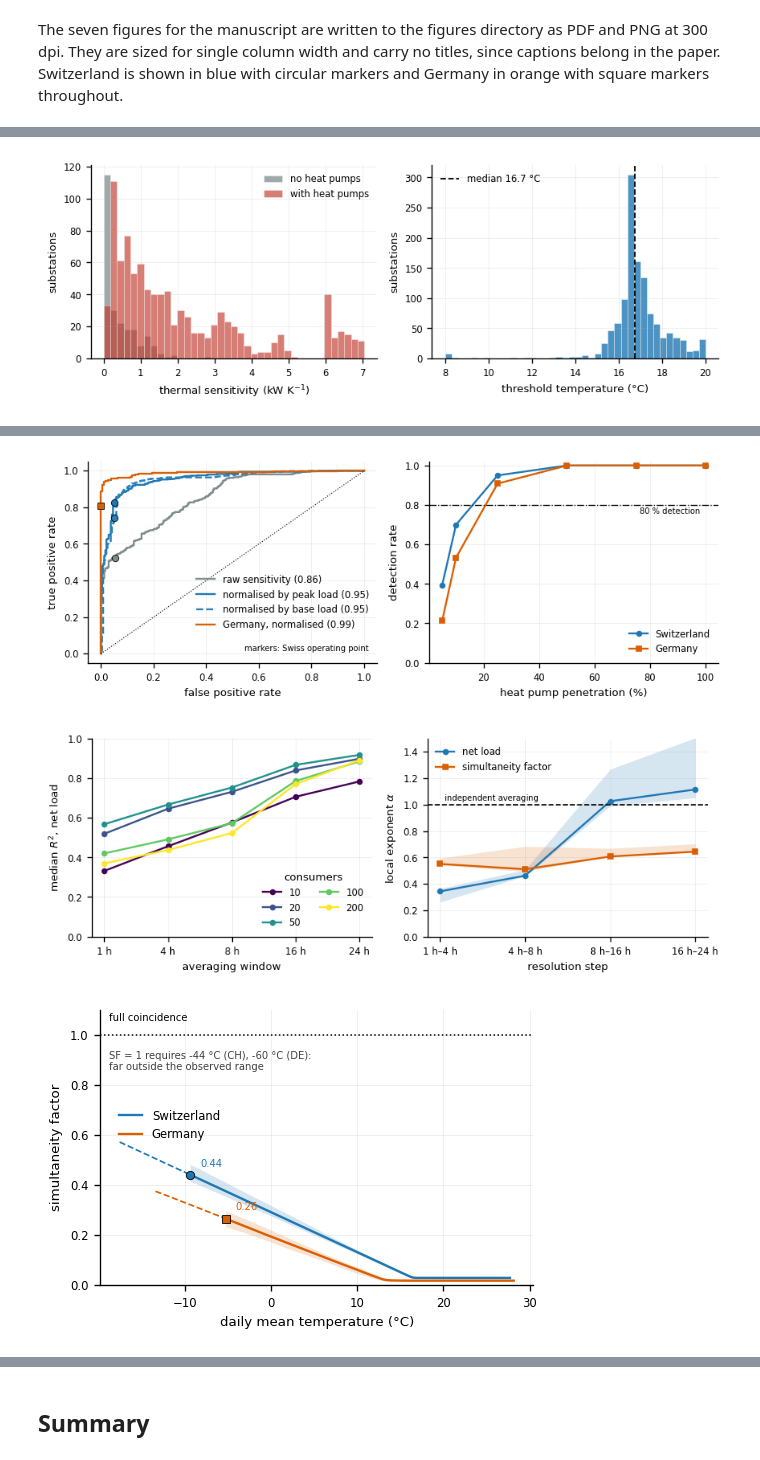
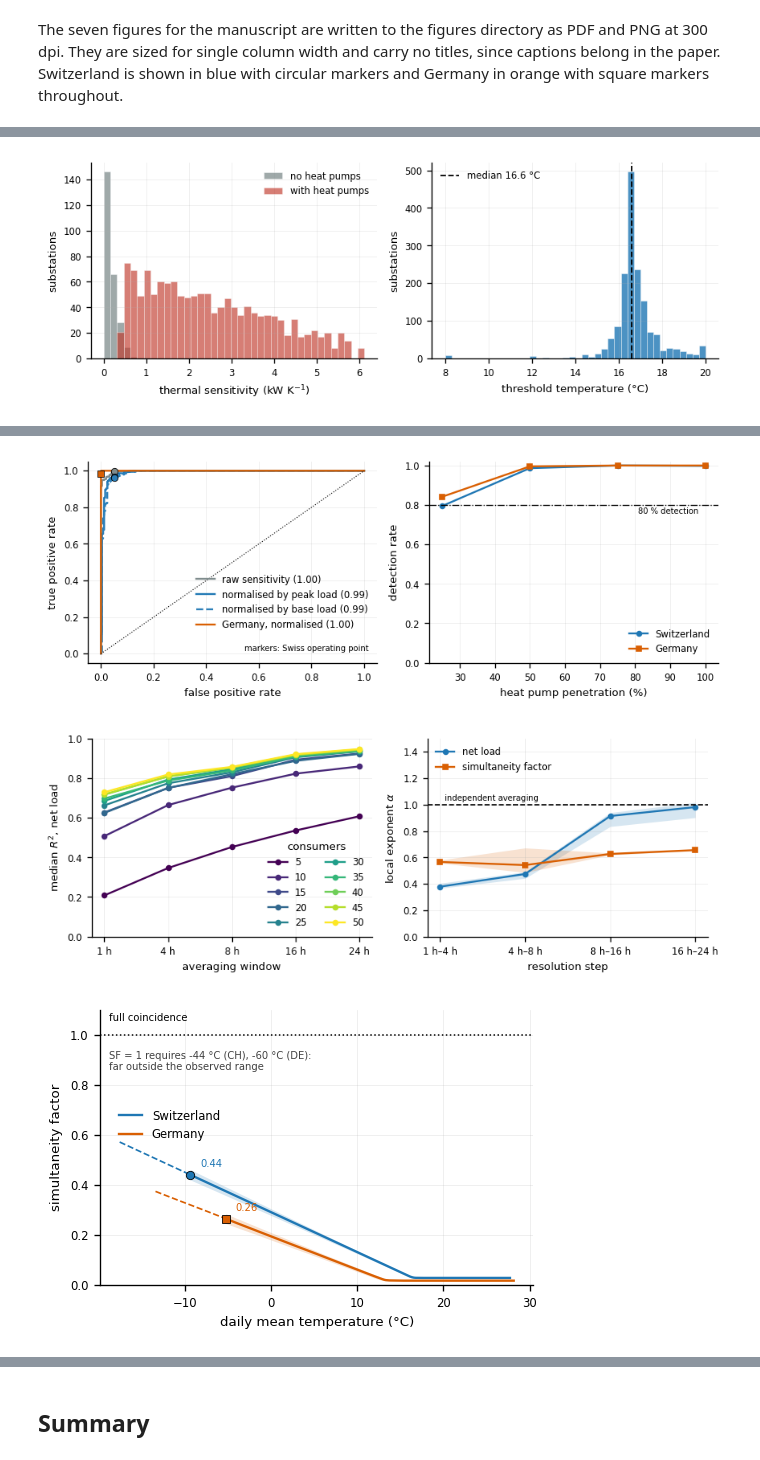
Before and after one commit to agouveia-kul/hp-sensitivity-paper, a Jupyter notebook: HeatPump_Hypotheses.ipynb, the cells around one changed output, grey strips where cells are left out. Drawn from its saved outputs; the diff is of its cells as text; code cells hidden in the pictures.

Commit message:
Run every analysis on the triangular design; wide grid removed

```diff
--- a/HeatPump_Hypotheses.ipynb
+++ b/HeatPump_Hypotheses.ipynb
@@ -506,14 +554,15 @@ are not directly comparable in magnitude, only in what they can discriminate.
 # %%
 from hp_common import HDH_THRESH
 
-HDH_FITS_PATH = 'data/wide_hdh_fits.parquet'
+HDH_FITS_PATH = 'data/tri_hdh_fits.parquet'
 REFIT_HDH = False
 
 if REFIT_HDH or REFIT or REGENERATE_DESIGN:
-    hdh_fits = ha.fit_hdh_all(design)
-    hdh_fits.to_parquet(HDH_FITS_PATH)
+    hdh_full = ha.fit_hdh_all(design)
+    hdh_full.to_parquet(HDH_FITS_PATH)
 else:
-    hdh_fits = pd.read_parquet(HDH_FITS_PATH)
+    hdh_full = pd.read_parquet(HDH_FITS_PATH)
+hdh_fits = hdh_full[hdh_full.N_total <= TRIANGLE_MAX]
 
 hok = hdh_fits[~hdh_fits.failed]
 print(f'HDH base temperature: {HDH_THRESH:.1f} degC (from hp_common)')
@@ -1058,10 +1139,12 @@ REGENERATE_WPUQ = False
 if REGENERATE_WPUQ:
     wpuq_pool = hpp.build_pool_wpuq(rebuild=REBUILD_POOL)
     wpuq_design, _ = hd.generate_design(
-        # the same penetration grid Switzerland uses, capped at the 35
-        # available households, so both detection curves span the same range
-        wpuq_pool, n_grid=[10, 20, 35],
-        ratio_grid=[0.0, 0.05, 0.10, 0.25, 0.50, 0.75, 1.0],
+        # the same triangular shape as Switzerland, on the 37 available
+        # households. There is no extension here: every WPUQ household owns a
+        # heat pump, so N_hp can always reach N_total and the matrix is a
+        # complete triangle with nothing to the right of it.
+        wpuq_pool, n_grid=[5, 10, 15, 20, 25, 30, 35],
+        hp_grid=[0, 5, 10, 15, 20, 25, 30, 35],
         # the same rule, though it is a no-op here: WPUQ carries no appliance
         # metadata, so nothing is flagged and the draw is unchanged. Its
         # controls are clean by construction anyway, being metered houses
@@ -1301,8 +1386,7 @@ hf.use_style()
 
 # quantities the figures need that are not already in memory
 wsf24 = wpuq_sf[(wpuq_sf.resolution == '24 h') & (~wpuq_sf.failed)].copy()
-wsf24['sf_cold'] = wsf24.base + wsf24.slope * np.maximum(
-    0, wsf24.T_threshold - wsf24.T_min_obs)
+wsf24['sf_cold'] = ha.sf_at_coldest(wpuq_sf, '24 h')
 env_de, rng_de = ha.flexibility_envelope(wpuq_fits[wpuq_fits.response == 'SF'],
                                          wpuq_design)
 # Germany is scored at the Swiss threshold rather than its own, so the two
@@ -1315,9 +1399,9 @@ tcrit_ch = s24.T_crit.replace([np.inf, -np.inf], np.nan).median()
 tcrit_de = wsf24.T_crit.replace([np.inf, -np.inf], np.nan).median()
 
 paths = [
-    hf.fig1_design(meta_tri, wsf24, sf_real),
+    hf.fig1_design(meta_full, wsf24, sf_real),
     hf.fig2_slopes(d24),
-    hf.fig3_heatmap(d24_tri),
+    hf.fig3_heatmap(d24_ext),
     hf.fig4_detection(load_fits, wpuq_load, det_ch, det_de),
     hf.fig5_scaling(fits),
     hf.fig6_sf(flex_ch_env if 'flex_ch_env' in dir() else flex, t_range,
@@ -1338,7 +1422,7 @@ written figures\fig7_flexibility.pdf and figures\fig7_flexibility.png
-[figure, old version]
+[figure, new version]
 [figure]
-[figure, old version]
+[figure, new version]
-[figure, old version]
+[figure, new version]
 [figure]
 [figure]
 # %% [markdown]
```
Also changed, not shown: parts of 31 cells of this notebook, 16 other files.
